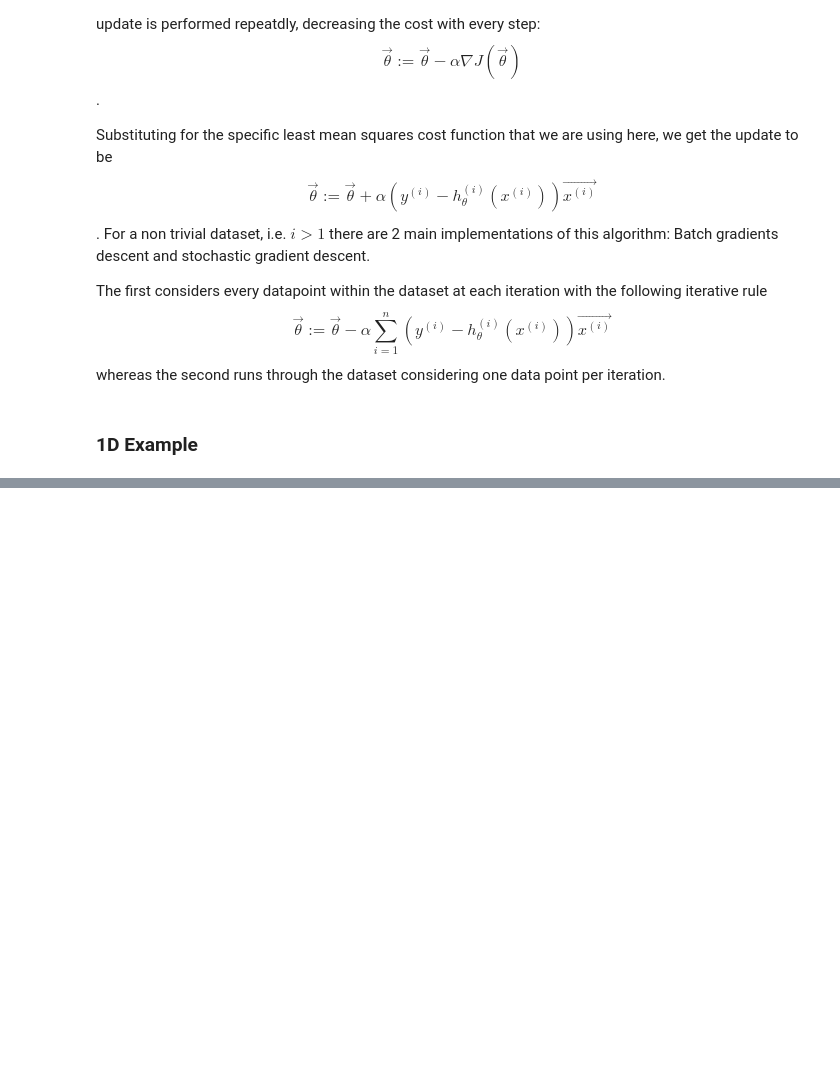
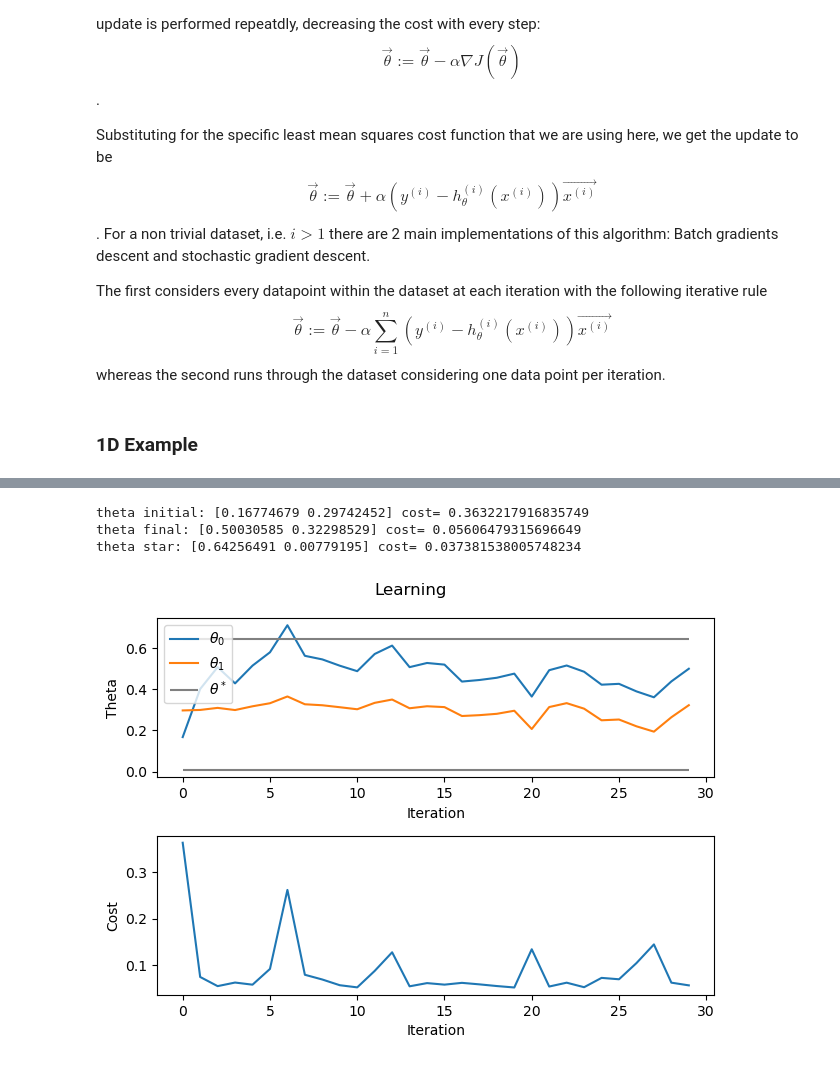
Before and after one commit to shreddy-2/CS229-Exercises, a Jupyter notebook: Implementations.ipynb, the cells around one changed output, grey strips where cells are left out. Saved outputs shown, nothing was run; the diff lists cells and outputs as text; code cells hidden in the pictures; blank space fills up the shorter version.

```diff
--- a/Implementations.ipynb
+++ b/Implementations.ipynb
@@ -81,0 +86,70 @@ plot_data()
+# %%
+# Stochastic gradient descent
+
+
+# Define hypothesis h(x)
+def h(_theta, _x):
+    # x = np.vstack((np.ones(np.size(_x)), _x))    # Remembering to append column of ones to the input vector
+    return np.dot(_x, _theta.T)
+
+
+# Define least mean squares cost function
+def cost(_theta):
+    x = dataset[:,0:2]
+    y = dataset[:,2]
+
+    cost = 0.1 * np.sum(np.power(h(_theta, x) - y, 2))
+    return cost
+
+# Define iteration step, given some current parameter vector theta and an index in the dataset i
+def step(_theta, _i):
+    alpha = 0.5    # Learning rate
+    x = dataset[_i,0:2]
+    y = dataset[_i,2]
+
+    return _theta + alpha * (y - h(_theta, x)) * x
+
+
+# Loop over every element in the dataset and increment one step
+record = np.empty((n, 3))     # Record of the learning, track values of theta and cost at every iteration
+
+theta = rng.random(2)
+print("theta initial:", theta, "cost=", cost(theta))
+
+# Loop over data
+for i in range(n):
+    curr_cost = cost(theta)
+    record[i] = np.append(theta, curr_cost)
+
+    theta = step(theta, i)
+
+final_cost = cost(theta)
+record[n-1] = np.append(theta, final_cost)
+
+print("theta final:", theta, "cost=", cost(theta))
+print("theta star:", theta_star, "cost=", cost(theta_star))
+
+
+# Plot training
+iters = np.arange(n)
+fig, (ax1, ax2) = plt.subplots(2, 1)
+fig.suptitle("Learning")
+
+ax1.plot(iters, record[:,0], label="$\\theta_0$")
+ax1.plot(iters, record[:,1], label="$\\theta_1$")
+ax1.hlines(theta_star, iters[0], iters[-1], colors='grey', label="$\\theta^*$")
+ax1.set_xlabel("Iteration")
+ax1.set_ylabel("Theta")
+ax1.legend()
+
+ax2.plot(iters, record[:,2])
+ax2.set_xlabel("Iteration")
+ax2.set_ylabel("Cost")
+
+fig.tight_layout()
+plt.show()
+# %% [output]
+theta initial: [0.16774679 0.29742452] cost= 0.3632217916835749
+theta final: [0.50030585 0.32298529] cost= 0.05606479315696649
+theta star: [0.64256491 0.00779195] cost= 0.037381538005748234
+[figure, added]
```
Also changed, not shown: parts of 1 cell of this notebook.
